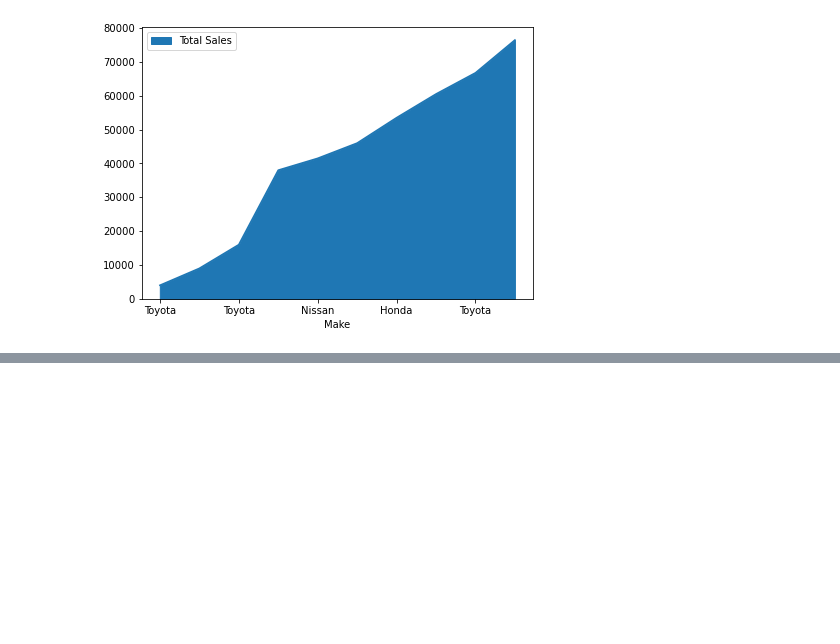
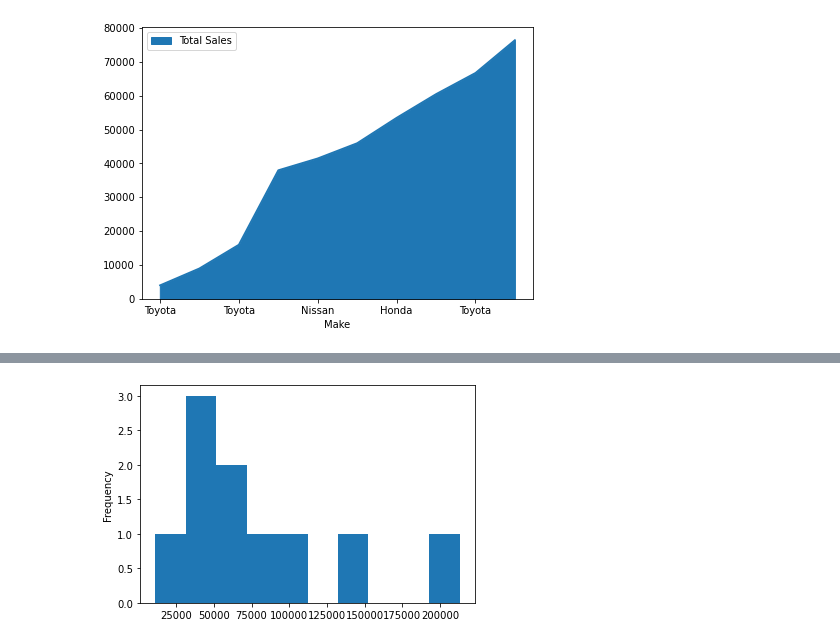
Before and after one commit to lemirser/MachineLearning, a Jupyter notebook: notebook/Introduction-to-matplotlib.ipynb, the cells around one changed output, grey strips where cells are left out. Cells and saved outputs as stored; diff of their text form; code cells hidden in the pictures; blank space fills up the shorter version.

```diff
--- a/notebook/Introduction-to-matplotlib.ipynb
+++ b/notebook/Introduction-to-matplotlib.ipynb
@@ -288,0 +345,6 @@ car_sales.plot(x="Make",y="Total Sales",kind="area", figsize=(7,5));
+# %%
+# Histograms
+# For histogram, we tend to look for the "Bell curve"
+car_sales["Odometer (KM)"].plot.hist();
+# %% [output]
+[figure, added]
```
Also changed, not shown: parts of 8 cells of this notebook.
